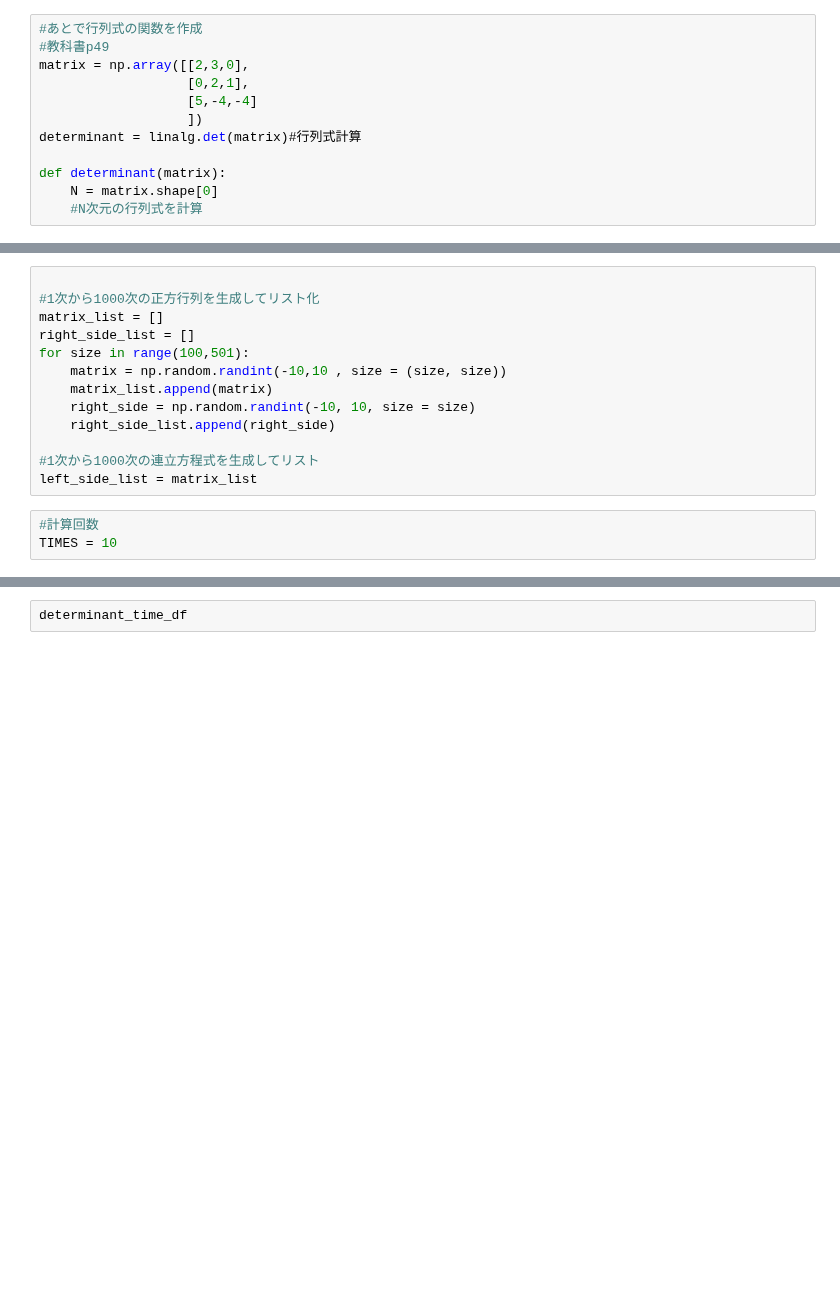
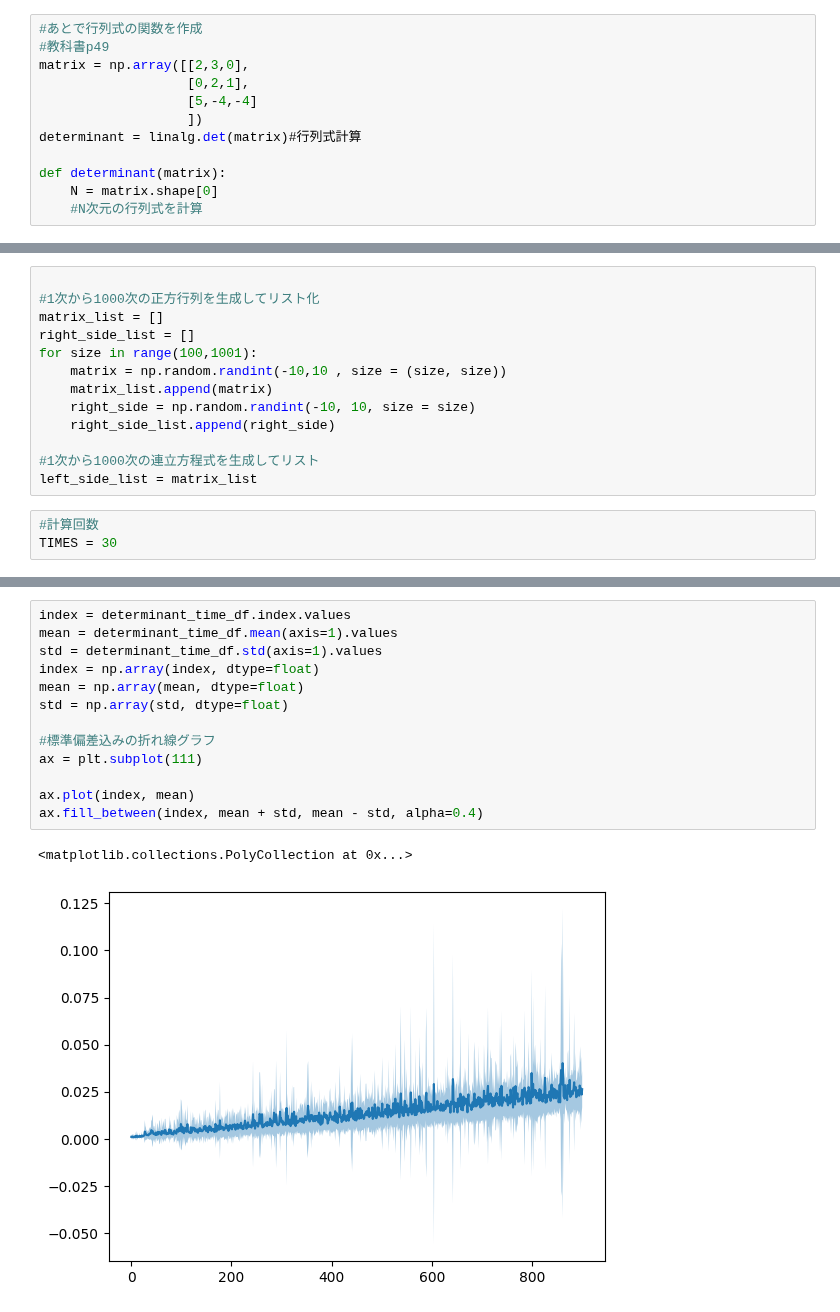
Before and after one commit to takapi-s/linearAlgebra, a Jupyter notebook: note.ipynb, the cells around one changed output, grey strips where cells are left out. Cells and saved outputs as stored; diff of their text form; blank space fills up the shorter version.

```diff
--- a/note.ipynb
+++ b/note.ipynb
@@ -42,7 +49,7 @@ print(v)
 #1次から1000次の正方行列を生成してリスト化
 matrix_list = []
 right_side_list = []
-for size in range(100,501):
+for size in range(100,1001):
     matrix = np.random.randint(-10,10 , size = (size, size))
     matrix_list.append(matrix)
     right_side = np.random.randint(-10, 10, size = size)
@@ -52,7 +59,7 @@ for size in range(100,501):
 left_side_list = matrix_list
 # %%
 #計算回数
-TIMES = 10
+TIMES = 30
 # %%
 
 #複数回計算を回してその分散を見る
@@ -104,4 +120,18 @@ for i in range(TIMES):
-# %%
-determinant_time_df
+# %%
+index = determinant_time_df.index.values
+mean = determinant_time_df.mean(axis=1).values
+std = determinant_time_df.std(axis=1).values
+index = np.array(index, dtype=float)
+mean = np.array(mean, dtype=float)
+std = np.array(std, dtype=float)
+
+#標準偏差込みの折れ線グラフ
+ax = plt.subplot(111)
+
+ax.plot(index, mean)
+ax.fill_between(index, mean + std, mean - std, alpha=0.4)
+# %% [output]
+<matplotlib.collections.PolyCollection at 0x...>
+[figure, added]
 # %%
 solver_time_df
```
Also changed, not shown: parts of 11 cells of this notebook, 3 other files.
